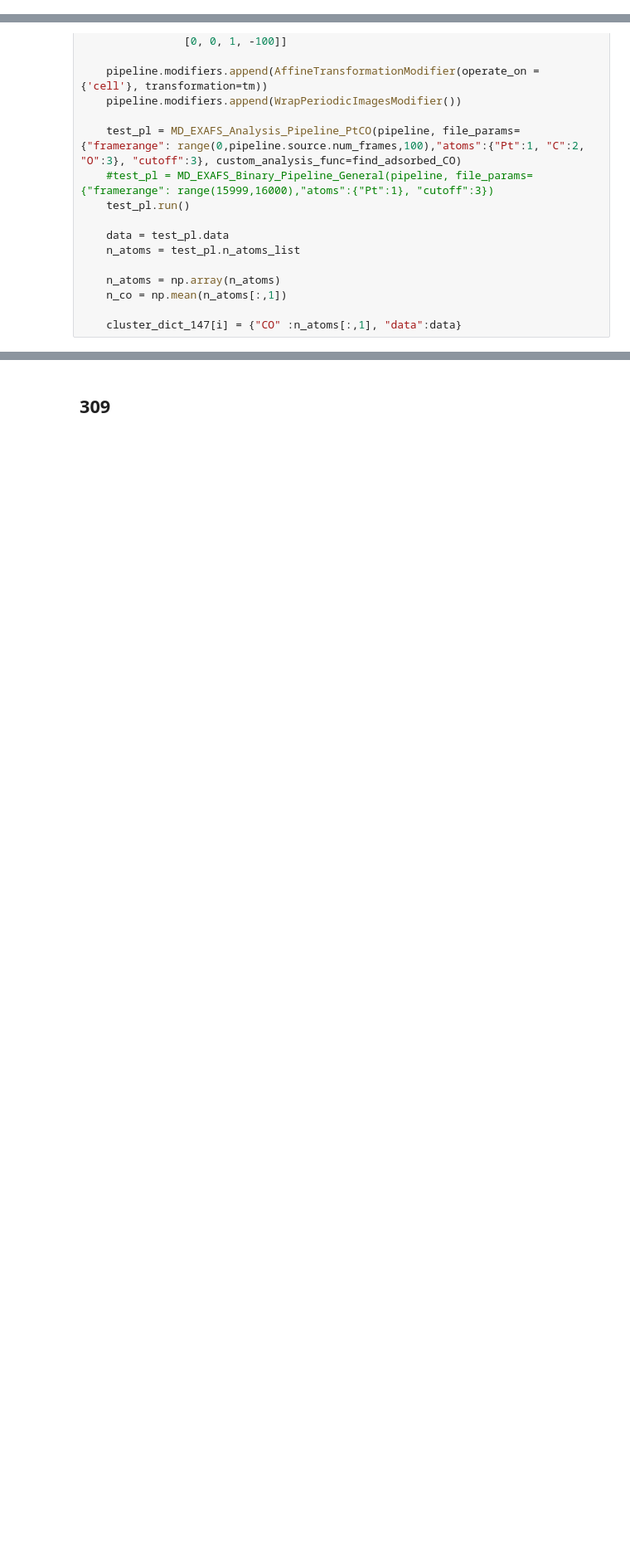
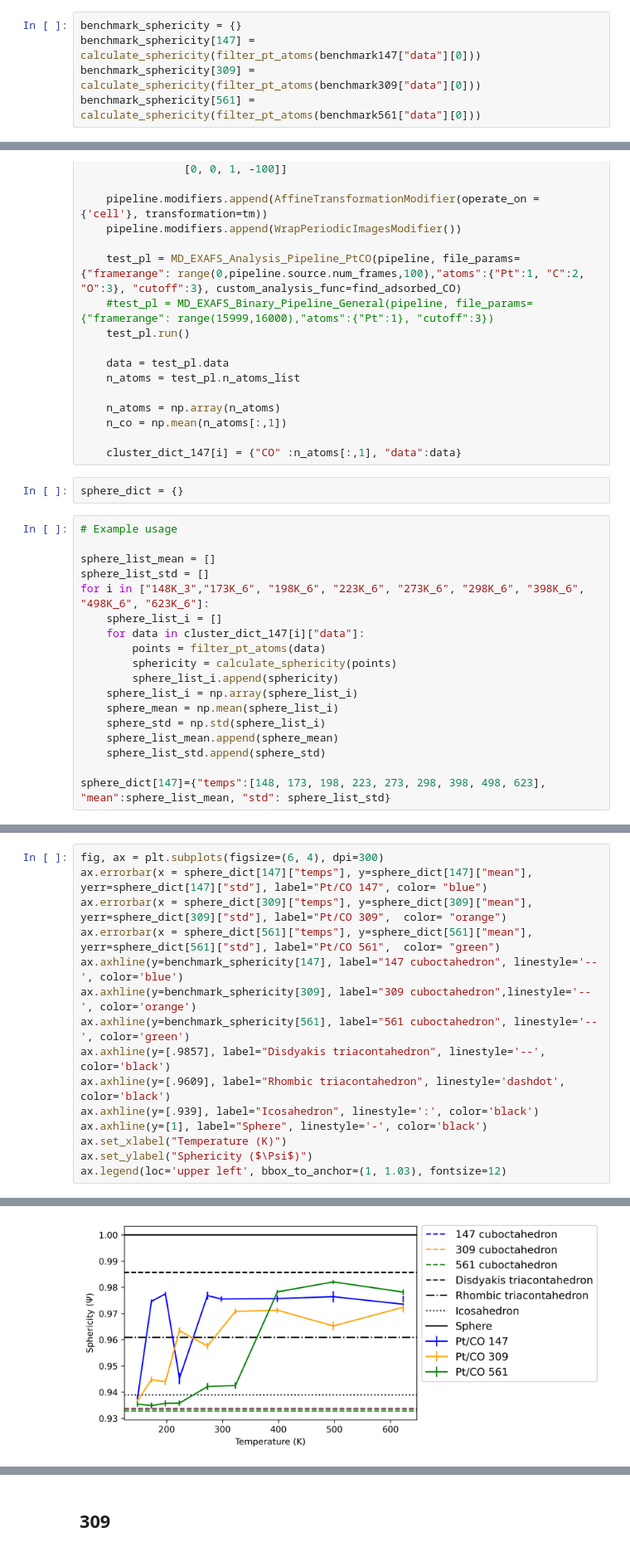
Before and after one commit to nmarcella/clusterOVITO, a Jupyter notebook: code/cameron_check_this.ipynb, the cells around one changed output, grey strips where cells are left out. Shown at 83% size. Cells and saved outputs as stored; diff of their text form; blank space fills up the shorter version.

```diff
--- a/code/cameron_check_this.ipynb
+++ b/code/cameron_check_this.ipynb
@@ -64,6 +143,11 @@ Ideal ICO Shapes
  147 | WC: 0.8695652173913043 | UC: 0.13043478260869565
  309 | WC: 0.9259259259259259 | UC: 0.07407407407407407
  561 | WC: 0.9523809523809523 | UC: 0.047619047619047616
+# %%
+benchmark_sphericity = {}
+benchmark_sphericity[147] = calculate_sphericity(filter_pt_atoms(benchmark147["data"][0]))
+benchmark_sphericity[309] = calculate_sphericity(filter_pt_atoms(benchmark309["data"][0]))
+benchmark_sphericity[561] = calculate_sphericity(filter_pt_atoms(benchmark561["data"][0]))
 # %% [markdown]
 ## 147
 # %%
@@ -108,3 +192,23 @@ for i in ["148K_3","173K_6", "198K_6", "223K_6", "273K_6", "298K_6", "398K_6", "
     n_co = np.mean(n_atoms[:,1])
 
     cluster_dict_147[i] = {"CO" :n_atoms[:,1], "data":data}
+# %%
+sphere_dict = {}
+# %%
+# Example usage
+
+sphere_list_mean = []
+sphere_list_std = []
+for i in ["148K_3","173K_6", "198K_6", "223K_6", "273K_6", "298K_6", "398K_6", "498K_6", "623K_6"]:
+    sphere_list_i = []
+    for data in cluster_dict_147[i]["data"]:
+        points = filter_pt_atoms(data)
+        sphericity = calculate_sphericity(points)
+        sphere_list_i.append(sphericity)
+    sphere_list_i = np.array(sphere_list_i)
+    sphere_mean = np.mean(sphere_list_i)
+    sphere_std = np.std(sphere_list_i)
+    sphere_list_mean.append(sphere_mean)
+    sphere_list_std.append(sphere_std)
+
+sphere_dict[147]={"temps":[148, 173, 198, 223, 273, 298, 398, 498, 623], "mean":sphere_list_mean, "std": sphere_list_std}
@@ -110,0 +226,16 @@ for i in ["148K_3","173K_6", "198K_6", "223K_6", "273K_6", "298K_6", "398K_6", "
+# %%
+fig, ax = plt.subplots(figsize=(6, 4), dpi=300)
+ax.errorbar(x = sphere_dict[147]["temps"], y=sphere_dict[147]["mean"], yerr=sphere_dict[147]["std"], label="Pt/CO 147", color= "blue")
+ax.errorbar(x = sphere_dict[309]["temps"], y=sphere_dict[309]["mean"], yerr=sphere_dict[309]["std"], label="Pt/CO 309",  color= "orange")
+ax.errorbar(x = sphere_dict[561]["temps"], y=sphere_dict[561]["mean"], yerr=sphere_dict[561]["std"], label="Pt/CO 561",  color= "green")
+ax.axhline(y=benchmark_sphericity[147], label="147 cuboctahedron", linestyle='--', color='blue')
+ax.axhline(y=benchmark_sphericity[309], label="309 cuboctahedron",linestyle='--', color='orange')
+ax.axhline(y=benchmark_sphericity[561], label="561 cuboctahedron", linestyle='--', color='green')
+ax.axhline(y=[.9857], label="Disdyakis triacontahedron", linestyle='--', color='black')
+ax.axhline(y=[.9609], label="Rhombic triacontahedron", linestyle='dashdot', color='black')
+ax.axhline(y=[.939], label="Icosahedron", linestyle=':', color='black')
+ax.axhline(y=[1], label="Sphere", linestyle='-', color='black')
+ax.set_xlabel("Temperature (K)")
+ax.set_ylabel("Sphericity ($\Psi$)")
+ax.legend(loc='upper left', bbox_to_anchor=(1, 1.03), fontsize=12)
+# %% [output]
@@ -111,3 +243,4 @@ for i in ["148K_3","173K_6", "198K_6", "223K_6", "273K_6", "298K_6", "398K_6", "
+[figure, added]
 # %%
 data_names = ["148K_3","173K_6", "198K_6", "223K_6", "273K_6", "298K_6", "398K_6", "498K_6", "623K_6"]
 bond_lengths_147 = {}
```
Also changed, not shown: parts of 18 cells of this notebook, 1 other file.
